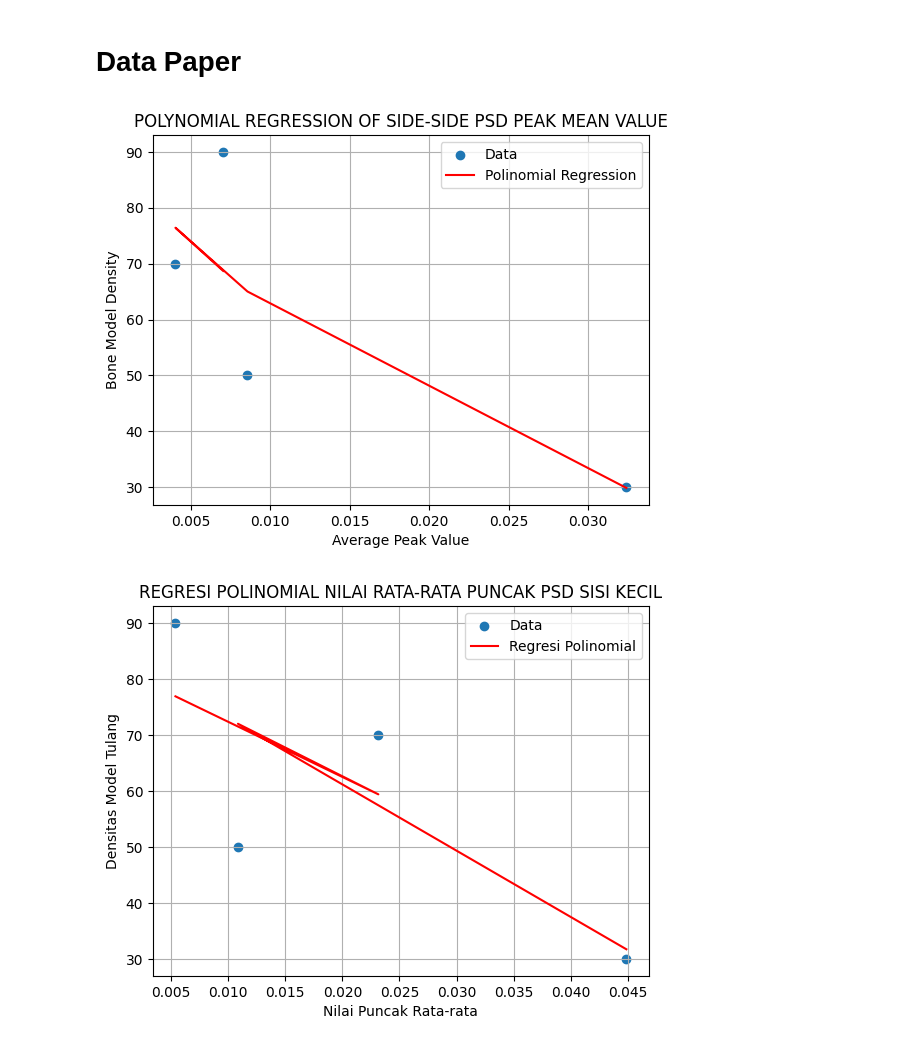
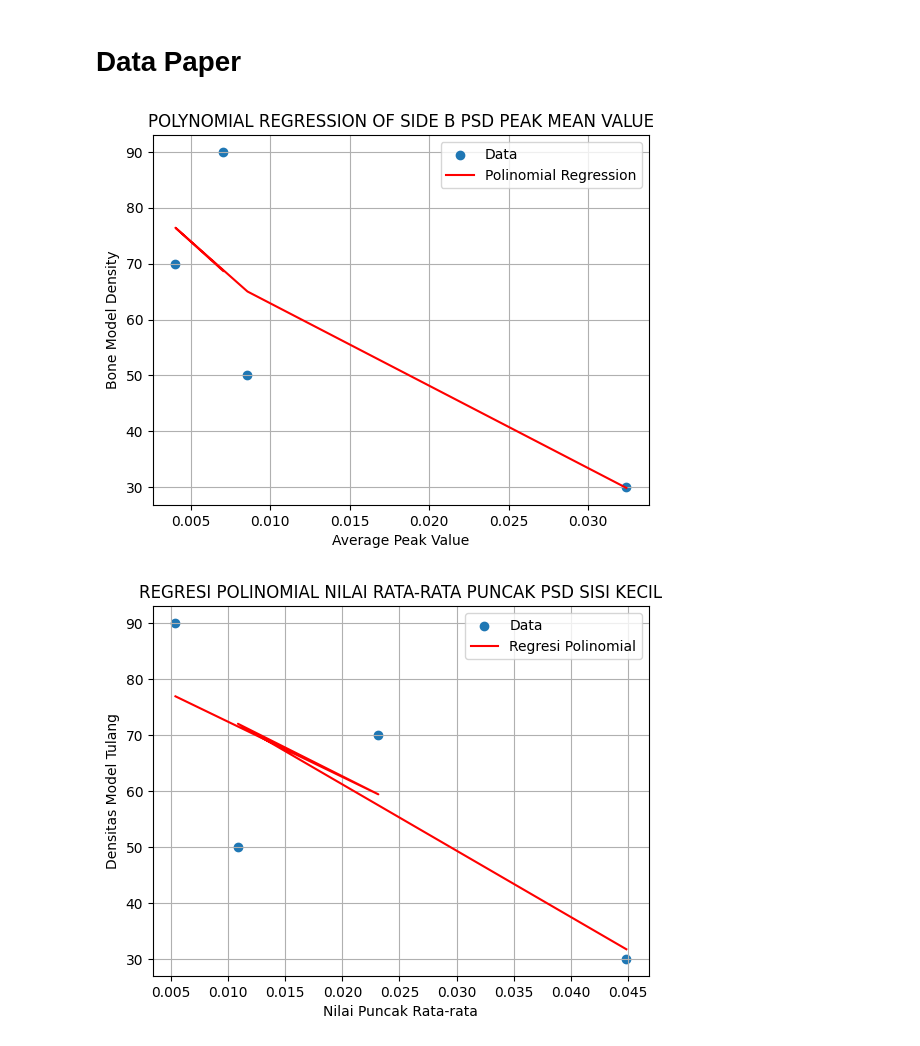
Before and after one commit to afalaudn/ta2023-boneusg, a Jupyter notebook: Data 6 Juli - Fix/Regresi Linier/Regresi-baru.ipynb, the cells around one changed output. Saved outputs shown, nothing was run; the diff lists cells and outputs as text; code cells hidden in the pictures.

```diff
--- a/Data 6 Juli - Fix/Regresi Linier/Regresi-baru.ipynb
+++ b/Data 6 Juli - Fix/Regresi Linier/Regresi-baru.ipynb
@@ -415,28 +415,28 @@ Nilai R^2: 0.8980433829214025
 # %%
 # PLOT NILAI PSD PUNCAK SISI SAMPING
 Y = np.array([30, 50, 70, 90])
 X = np.array([0.032401, 0.008570, 0.004040, 0.007041])
 
 # Membuat model regresi polinomial (contoh menggunakan polinomial derajat 2)
 coefficients = np.polyfit(X, Y, 2)
 a_2 = coefficients[0]
 a_1 = coefficients[1]
 a_0 = coefficients[2]
 
 # Membuat persamaan regresi polinomial
 regression_line = np.poly1d(coefficients)
 
 # Plot data dan regresi polinomial
 plt.scatter(X, Y, label='Data')
 plt.plot(X, regression_line(X), color='red', label='Polinomial Regression')
 plt.xlabel('Average Peak Value')
 plt.ylabel('Bone Model Density')
-plt.title("POLYNOMIAL REGRESSION OF SIDE-SIDE PSD PEAK MEAN VALUE")
+plt.title("POLYNOMIAL REGRESSION OF SIDE B PSD PEAK MEAN VALUE")
 plt.legend()
 plt.grid(True)
 plt.show()
 # %% [output]
-[figure, old version]
+[figure, new version]
 # %%
 # PLOT NILAI PSD PUNCAK SISI KECIL
 Y = np.array([30, 50, 70, 90])
```
